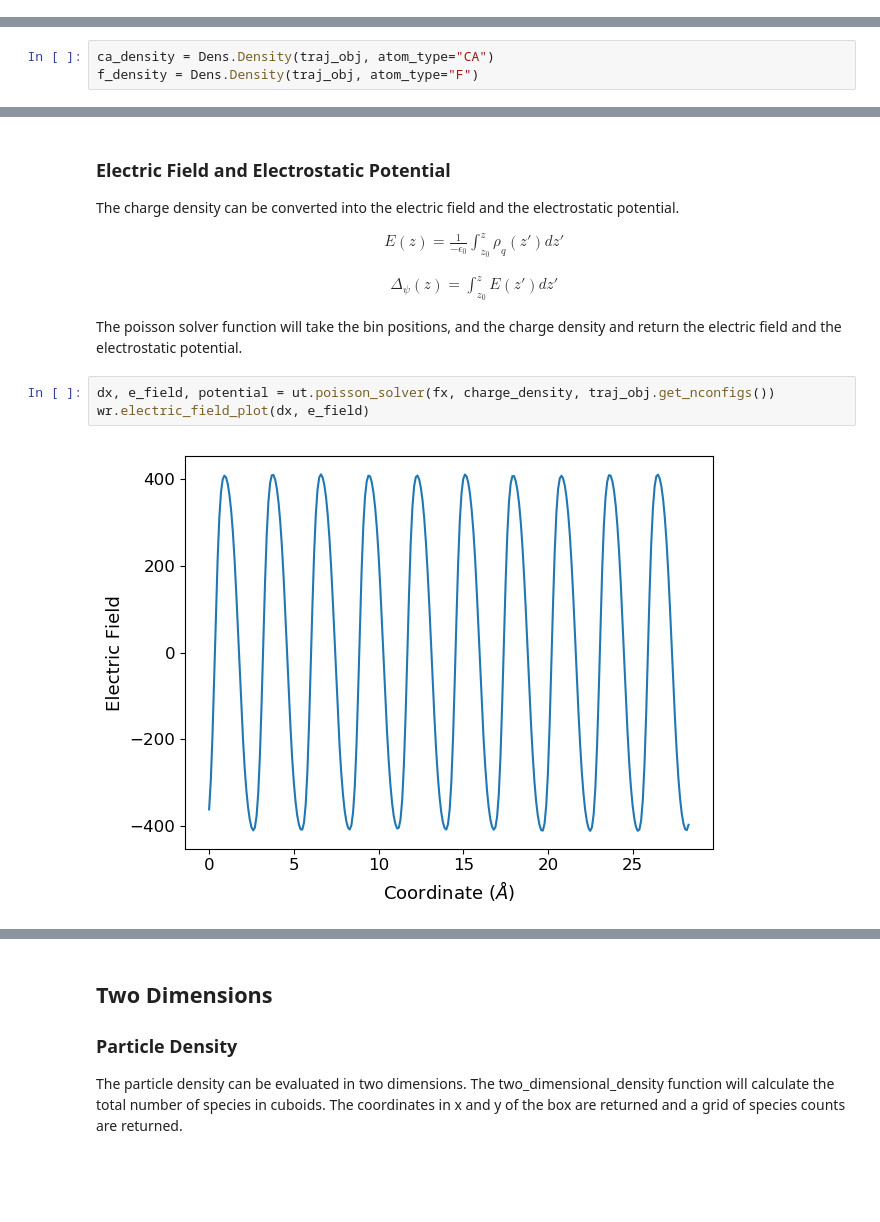
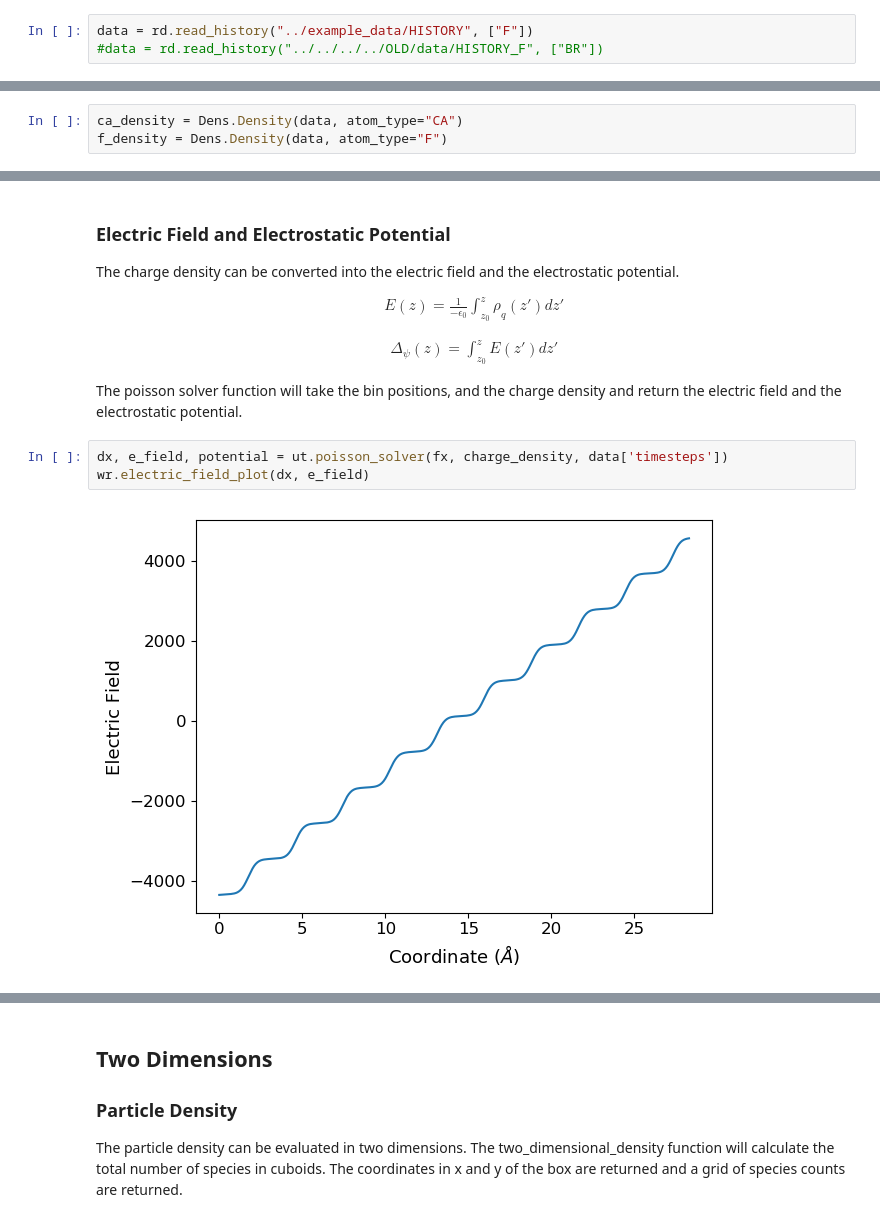
Before and after one commit to symmy596/Polypy, a Jupyter notebook: examples/notebooks/Density.ipynb, the cells around one changed output, grey strips where cells are left out. Saved outputs shown, nothing was run; the diff lists cells and outputs as text; blank space fills up the shorter version.

```diff
--- a/examples/notebooks/Density.ipynb
+++ b/examples/notebooks/Density.ipynb
@@ -26,0 +21,3 @@ Read trajectory with 500 configurations
+# %%
+data = rd.read_history("../example_data/HISTORY", ["F"])
+#data = rd.read_history("../../../../OLD/data/HISTORY_F", ["BR"])
@@ -27,8 +32,8 @@ Read trajectory with 500 configurations
 # %% [markdown]
 The next step is to create the density object for both species.
 # %%
-ca_density = Dens.Density(traj_obj, atom_type="CA")
-f_density = Dens.Density(traj_obj, atom_type="F")
+ca_density = Dens.Density(data, atom_type="CA")
+f_density = Dens.Density(data, atom_type="F")
 # %% [markdown]
 ### Calculating the total number of species within a region
 
@@ -99,10 +104,10 @@ E(z) = \frac{1}{- \epsilon_{0}} \int_{z_{0}}^{z} \rho_{q}(z')dz'
 
 The poisson solver function will take the bin positions, and the charge density and return the electric field and the electrostatic potential.
 # %%
-dx, e_field, potential = ut.poisson_solver(fx, charge_density, traj_obj.get_nconfigs())
+dx, e_field, potential = ut.poisson_solver(fx, charge_density, data['timesteps'])
 wr.electric_field_plot(dx, e_field)
 # %% [output]
-[figure, old version]
+[figure, new version]
 # %%
 wr.electrostatic_potential_plot(dx, potential)
 # %% [output]
```
Also changed, not shown: parts of 9 cells of this notebook, 8 other files.
